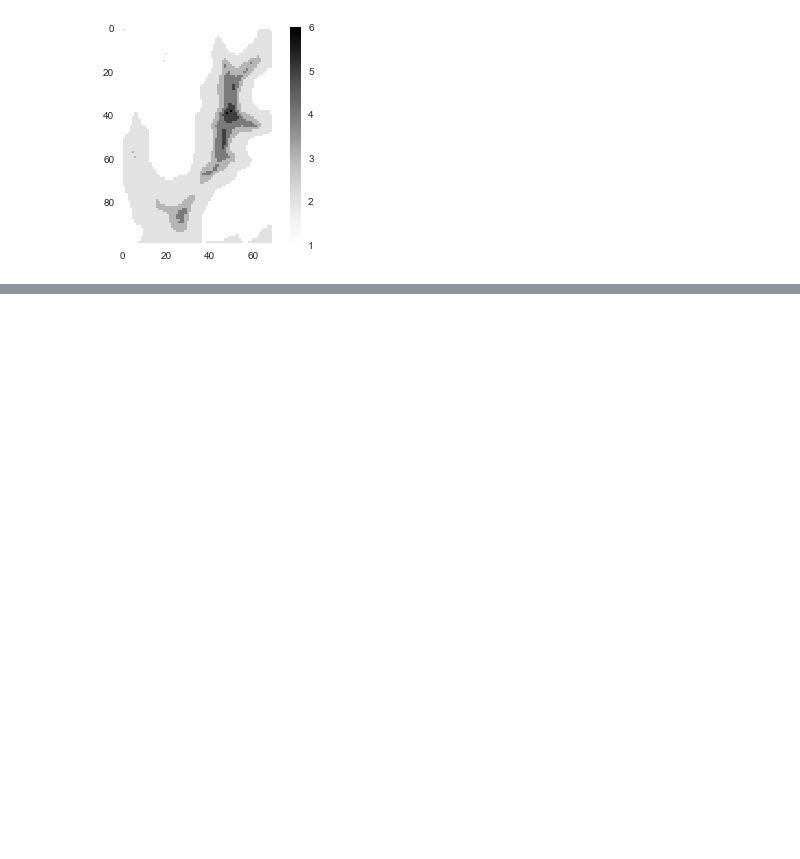
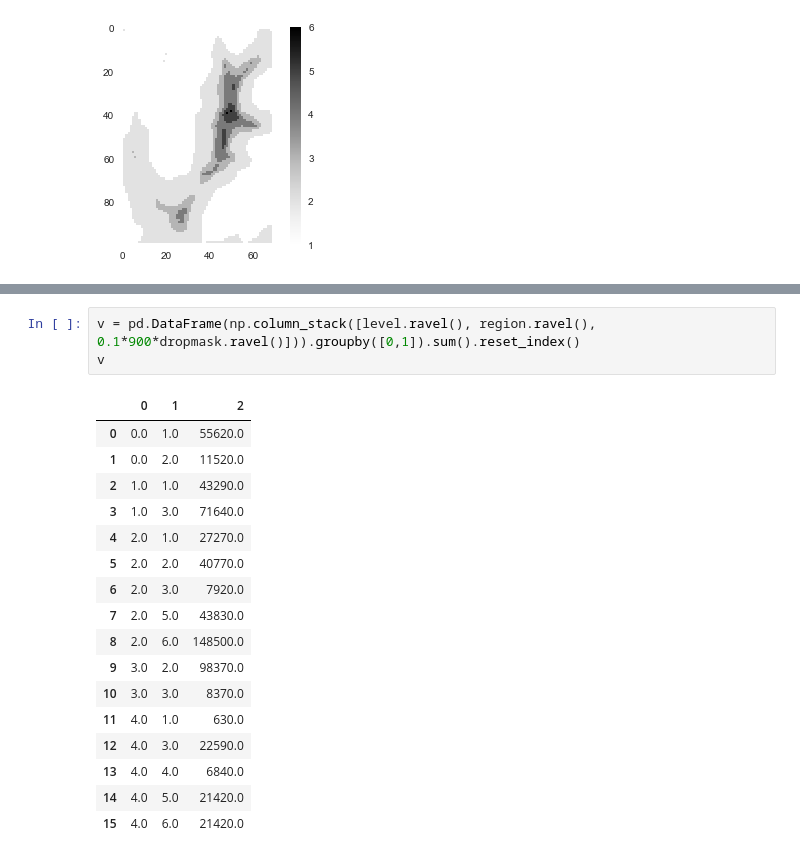
Before and after one commit to mdbartos/misc, a Jupyter notebook: notebooks/rsfm_2.ipynb, the cells around one changed output, grey strips where cells are left out. Cells and saved outputs as stored; diff of their text form; blank space fills up the shorter version.

```diff
--- a/notebooks/rsfm_2.ipynb
+++ b/notebooks/rsfm_2.ipynb
@@ -263,0 +418,21 @@ plt.colorbar()
+# %%
+v = pd.DataFrame(np.column_stack([level.ravel(), region.ravel(), 0.1*900*dropmask.ravel()])).groupby([0,1]).sum().reset_index()
+v
+# %% [output]
+|  | 0 | 1 | 2 |
+| 0 | 0.0 | 1.0 | 55620.0 |
+| 1 | 0.0 | 2.0 | 11520.0 |
+| 2 | 1.0 | 1.0 | 43290.0 |
+| 3 | 1.0 | 3.0 | 71640.0 |
+| 4 | 2.0 | 1.0 | 27270.0 |
+| 5 | 2.0 | 2.0 | 40770.0 |
+| 6 | 2.0 | 3.0 | 7920.0 |
+| 7 | 2.0 | 5.0 | 43830.0 |
+| 8 | 2.0 | 6.0 | 148500.0 |
+| 9 | 3.0 | 2.0 | 98370.0 |
+| 10 | 3.0 | 3.0 | 8370.0 |
+| 11 | 4.0 | 1.0 | 630.0 |
+| 12 | 4.0 | 3.0 | 22590.0 |
+| 13 | 4.0 | 4.0 | 6840.0 |
+| 14 | 4.0 | 5.0 | 21420.0 |
+| 15 | 4.0 | 6.0 | 21420.0 |
```
Also changed, not shown: parts of 23 cells of this notebook.
